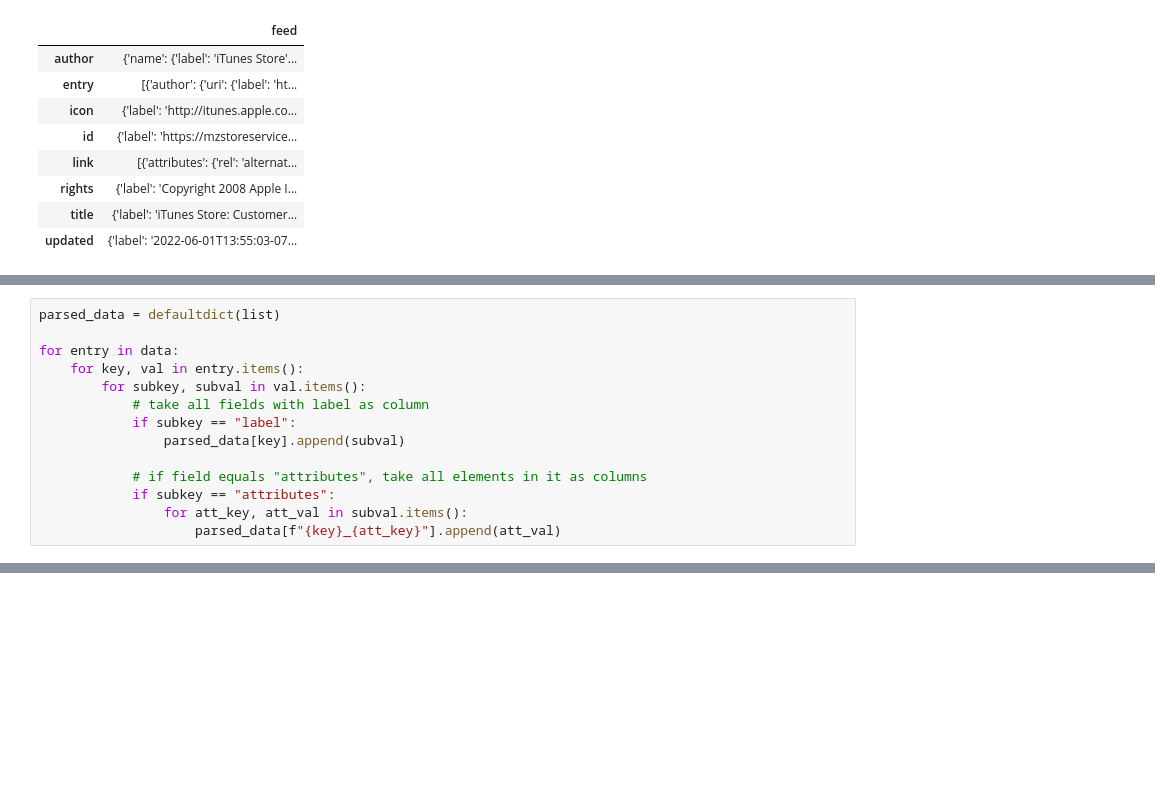
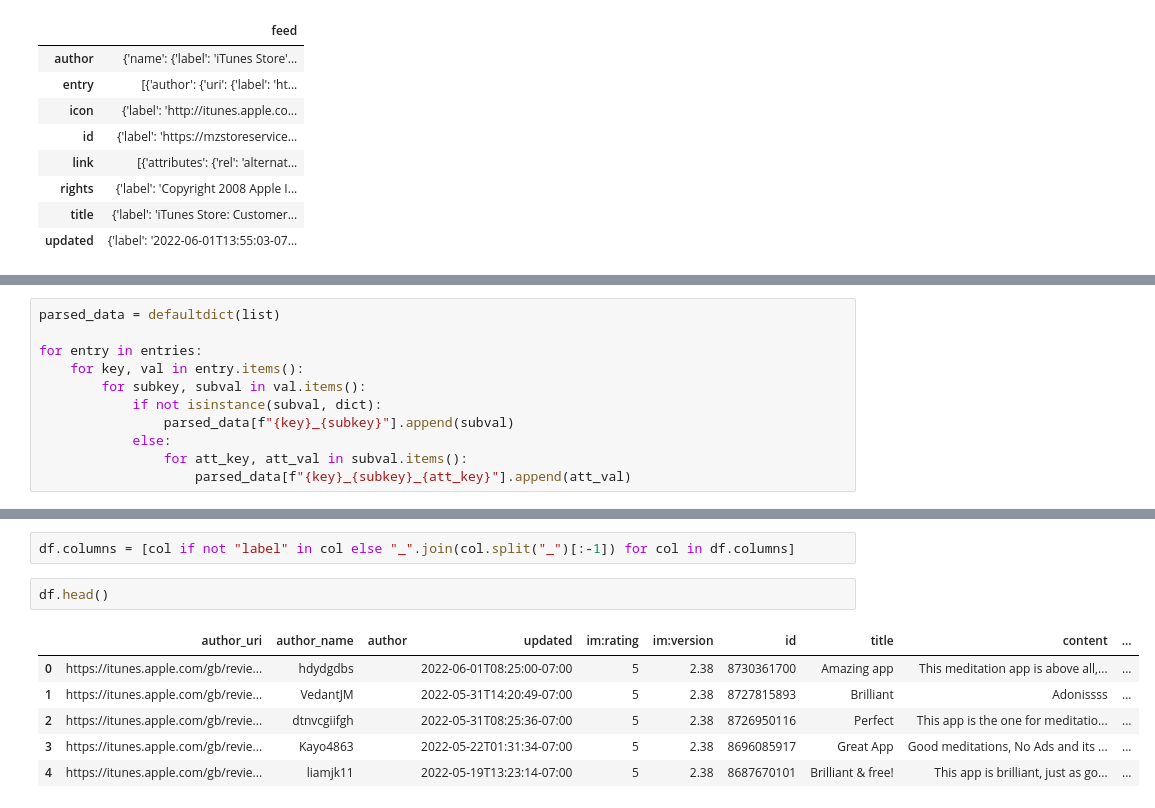
Before and after one commit to pmayd/itunes-customer-reviews, a Jupyter notebook: parse_json.ipynb, the cells around one changed output, grey strips where cells are left out. Saved outputs shown, nothing was run; the diff lists cells and outputs as text; blank space fills up the shorter version.

```diff
--- a/parse_json.ipynb
+++ b/parse_json.ipynb
@@ -62,17 +161,14 @@ pd.DataFrame(data).head()
 # %%
 parsed_data = defaultdict(list)
 
-for entry in data:
+for entry in entries:
     for key, val in entry.items():
         for subkey, subval in val.items():
-            # take all fields with label as column
-            if subkey == "label":
-                parsed_data[key].append(subval)
-
-            # if field equals "attributes", take all elements in it as columns
-            if subkey == "attributes":
+            if not isinstance(subval, dict):
+                parsed_data[f"{key}_{subkey}"].append(subval)
+            else:
                 for att_key, att_val in subval.items():
-                    parsed_data[f"{key}_{att_key}"].append(att_val)
+                    parsed_data[f"{key}_{subkey}_{att_key}"].append(att_val)
 # %%
 parsed_data
 # %% [output]
@@ -117,0 +222,11 @@ df
+# %%
+df.columns = [col if not "label" in col else "_".join(col.split("_")[:-1]) for col in df.columns]
+# %%
+df.head()
+# %% [output]
+|  | author_uri | author_name | author | updated | im:rating | im:version | id | title | content | ... |
+| 0 | https://itunes.apple.com/gb/revie... | hdydgdbs |  | 2022-06-01T08:25:00-07:00 | 5 | 2.38 | 8730361700 | Amazing app | This meditation app is above all,... | ... |
+| 1 | https://itunes.apple.com/gb/revie... | VedantJM |  | 2022-05-31T14:20:49-07:00 | 5 | 2.38 | 8727815893 | Brilliant | Adonissss | ... |
+| 2 | https://itunes.apple.com/gb/revie... | dtnvcgiifgh |  | 2022-05-31T08:25:36-07:00 | 5 | 2.38 | 8726950116 | Perfect | This app is the one for meditatio... | ... |
+| 3 | https://itunes.apple.com/gb/revie... | Kayo4863 |  | 2022-05-22T01:31:34-07:00 | 5 | 2.38 | 8696085917 | Great App | Good meditations, No Ads and its ... | ... |
+| 4 | https://itunes.apple.com/gb/revie... | liamjk11 |  | 2022-05-19T13:23:14-07:00 | 5 | 2.38 | 8687670101 | Brilliant & free! | This app is brilliant, just as go... | ... |
```
Also changed, not shown: parts of 21 cells of this notebook.
